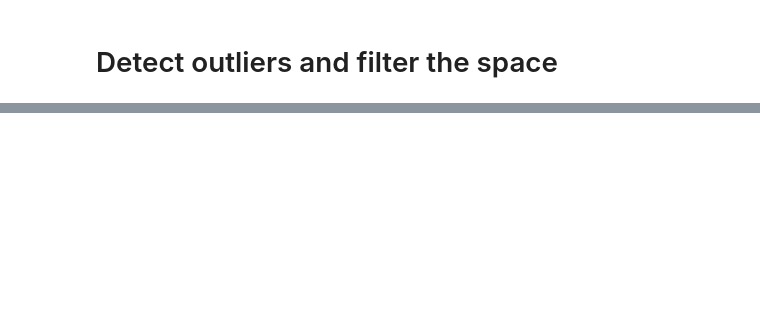
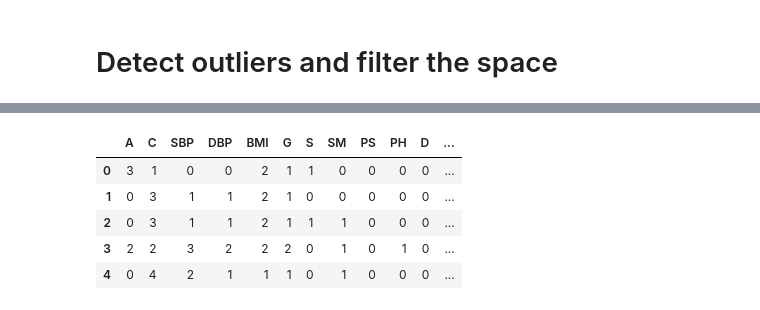
Before and after one commit to TarMatt/Coronary_disease, a Jupyter notebook: uni_project.ipynb, the cells around one changed output, grey strips where cells are left out. Cells and saved outputs as stored; diff of their text form; code cells hidden in the pictures; blank space fills up the shorter version.

```diff
--- a/uni_project.ipynb
+++ b/uni_project.ipynb
@@ -59,0 +75,2 @@ plt.show()
+# %%
+continuous_data_cl = continuous_data.dropna()
@@ -80,0 +101,31 @@ plt.show()
+# %%
+import pandas as pd
+discr_labels_5 = ['0','1','2','3','4']
+discr_labels_4 = ['0','1','2','3']
+#continuous_data_cl.loc[:,'cigsPerDay'] = pd.cut(continuous_data_cl.cigsPerDay,bins=[-1,0,10,20,30],labels=discr_labels_4,ordered=False).astype(float)
+continuous_data_cl.loc[:,'totChol'] = pd.cut(continuous_data_cl.totChol,bins=[0,159,199,239,279,500],labels=discr_labels_5,ordered=False).astype(float)
+continuous_data_cl.loc[:,'sysBP'] = pd.cut(continuous_data_cl.sysBP,bins=[0,119,129,139,159,500],labels=discr_labels_5,ordered=False).astype(float)
+continuous_data_cl.loc[:,'diaBP'] = pd.cut(continuous_data_cl.diaBP,bins=[0,79,89,119,float('inf')],labels = discr_labels_4,ordered=False).astype(float)
+continuous_data_cl.loc[:,'BMI'] = pd.cut(continuous_data_cl.BMI,bins=[0,18.5,24.9,29.9,34.9,float('inf')],labels=discr_labels_5,ordered=False).astype(float)
+#continuous_data_cl.loc[:,'heartRate'] = pd.cut(continuous_data_cl.heartRate,bins=[0,59,99,float('inf')],labels = [0,1,2],ordered=False).astype(float)
+continuous_data_cl.loc[:,'glucose'] = pd.cut(continuous_data_cl.glucose,bins=[0,69,99,125,float('inf')],labels=discr_labels_4,ordered=False).astype(float)
+
+continuous_data_cl = continuous_data_cl.astype('str')
+# %%
+continuous_data_cl.columns=['A','C','SBP','DBP','BMI','G']
+discrete_data.columns = ['S','SM','PS','PH','D','TYS']
+
+dataset = pd.concat([continuous_data_cl,discrete_data],axis=1)
+
+encoder = LabelEncoder()
+
+for col in dataset.columns :
+    dataset[col] = encoder.fit_transform(dataset[col])
+dataset.head()
+# %% [output]
+|  | A | C | SBP | DBP | BMI | G | S | SM | PS | PH | D | ... |
+| 0 | 3 | 1 | 0 | 0 | 2 | 1 | 1 | 0 | 0 | 0 | 0 | ... |
+| 1 | 0 | 3 | 1 | 1 | 2 | 1 | 0 | 0 | 0 | 0 | 0 | ... |
+| 2 | 0 | 3 | 1 | 1 | 2 | 1 | 1 | 1 | 0 | 0 | 0 | ... |
+| 3 | 2 | 2 | 3 | 2 | 2 | 2 | 0 | 1 | 0 | 1 | 0 | ... |
+| 4 | 0 | 4 | 2 | 1 | 1 | 1 | 0 | 1 | 0 | 0 | 0 | ... |
```
Also changed, not shown: parts of 11 cells of this notebook.
